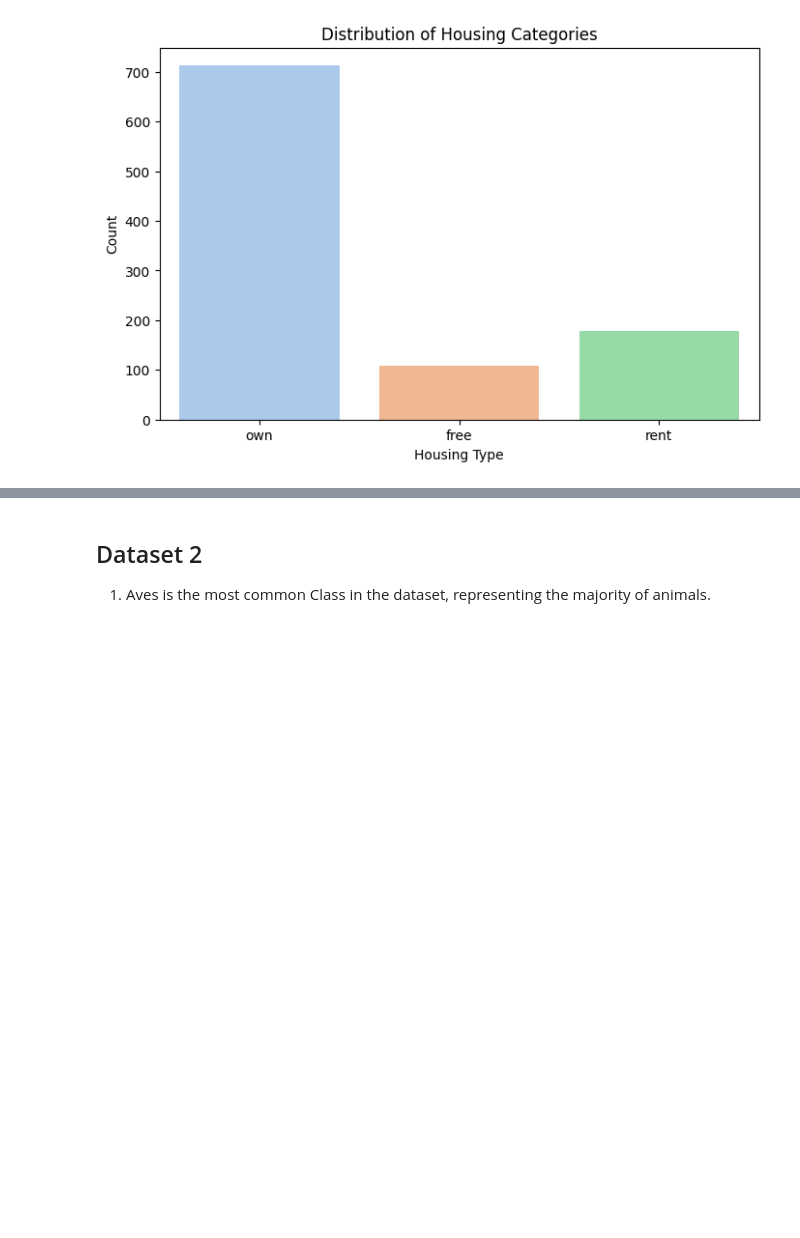
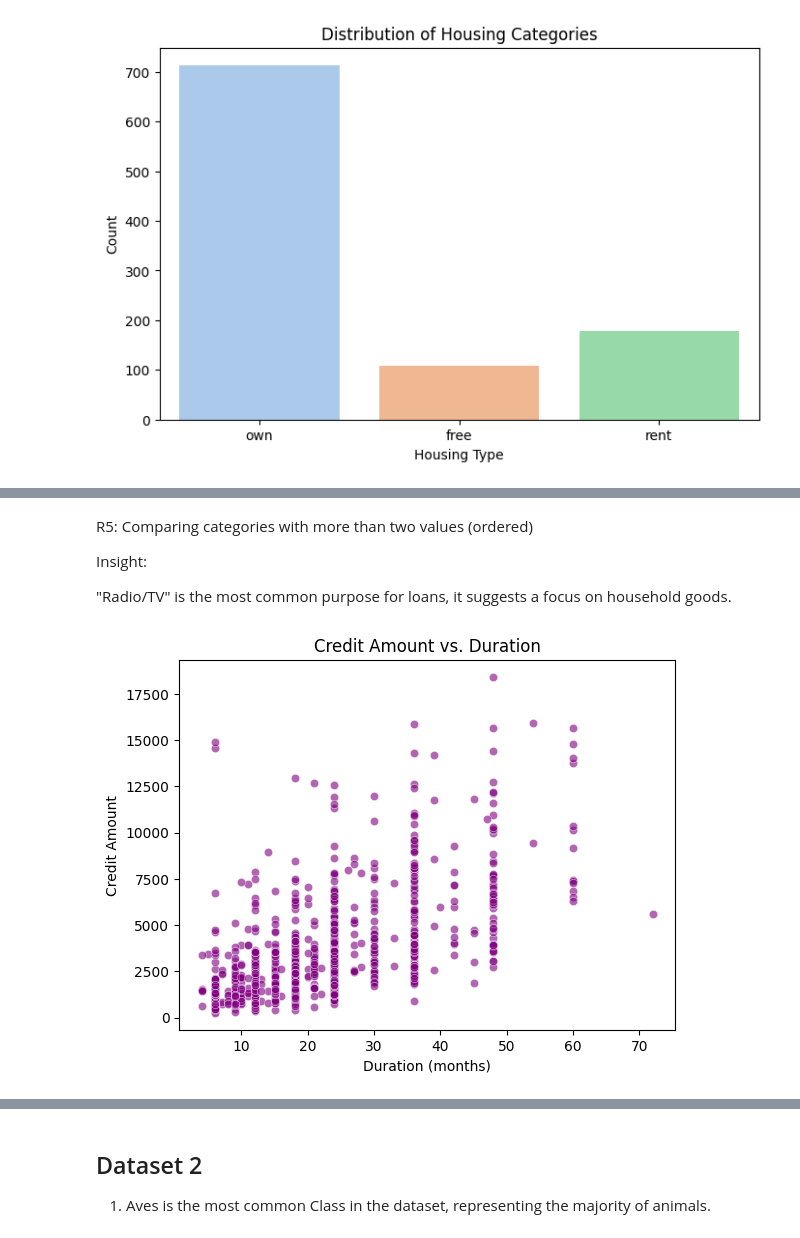
Before and after one commit to rennylee/EDA, a Jupyter notebook: EDA.ipynb, the cells around one changed output, grey strips where cells are left out. Drawn from its saved outputs; the diff is of its cells as text; code cells hidden in the pictures; blank space fills up the shorter version.

```diff
--- a/EDA.ipynb
+++ b/EDA.ipynb
@@ -82,0 +147,15 @@ Passing `palette` without assigning `hue` is deprecated and will be removed in v
+# %% [markdown]
+R5: Comparing categories with more than two values (ordered)
+
+Insight:
+
+"Radio/TV" is the most common purpose for loans, it suggests a focus on household goods.
+# %%
+#R6
+sns.scatterplot(data=ds1, x='Duration', y='Credit amount', alpha=0.6, color='purple')
+plt.title('Credit Amount vs. Duration')
+plt.xlabel('Duration (months)')
+plt.ylabel('Credit Amount')
+plt.show()
+# %% [output]
+[figure, added]
```
Also changed, not shown: parts of 17 cells of this notebook.
